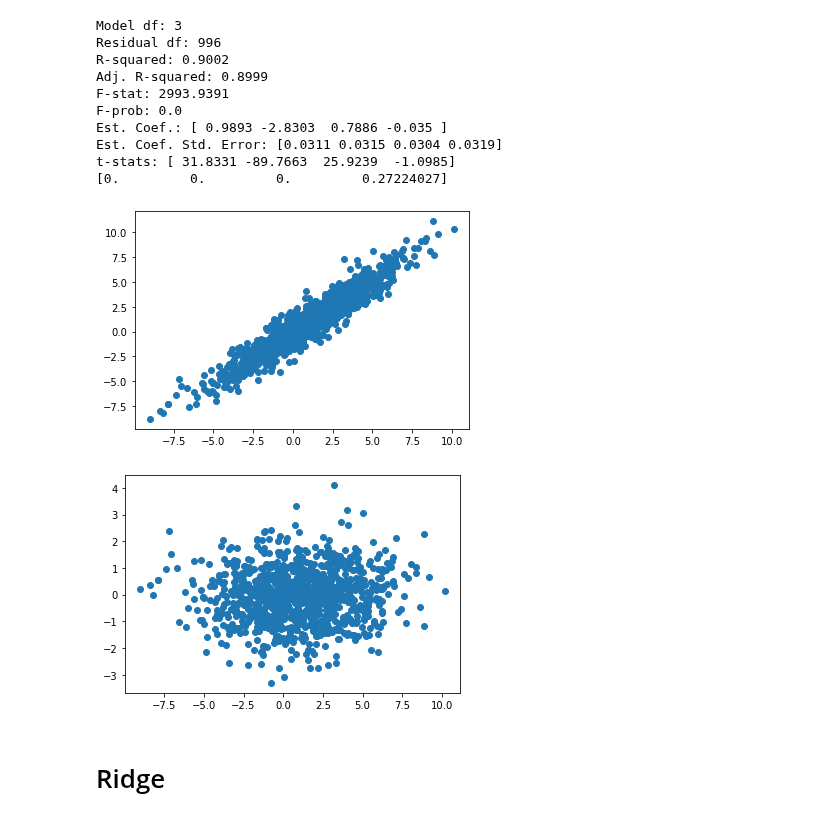
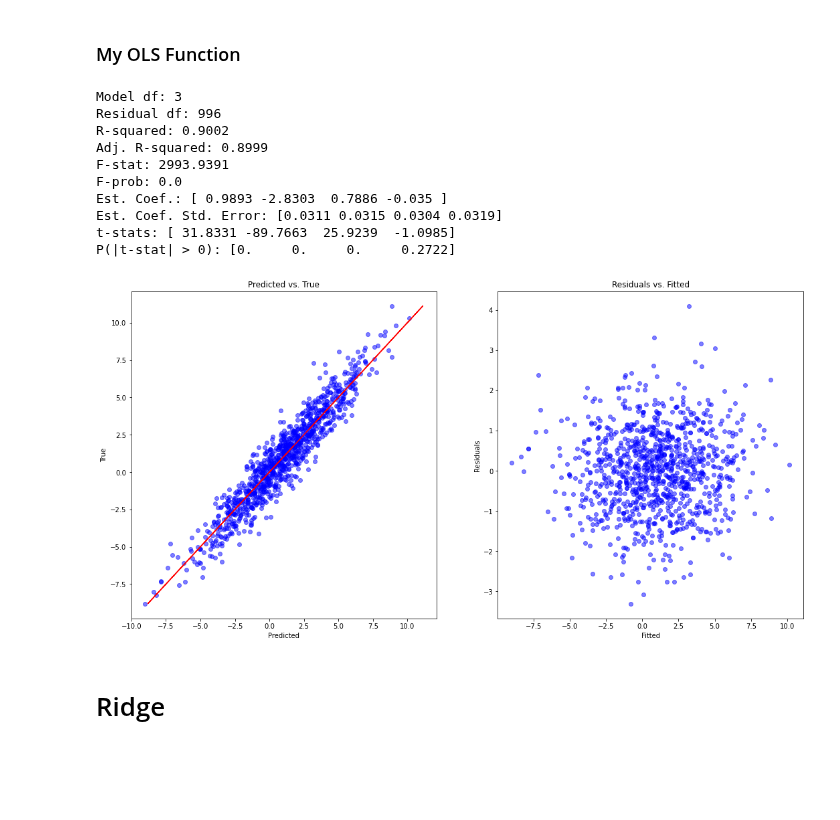
Before and after one commit to jkclem/duct-taped-ml, a Jupyter notebook: supervised/parametric/LinearModels/OLS Explanation and Demonstration.ipynb, the cells around one changed output. Drawn from its saved outputs; the diff is of its cells as text; code cells hidden in the pictures; blank space fills up the shorter version.

```diff
--- a/supervised/parametric/LinearModels/OLS Explanation and Demonstration.ipynb
+++ b/supervised/parametric/LinearModels/OLS Explanation and Demonstration.ipynb
@@ -66,3 +69,5 @@ Notes:
+# %% [markdown]
+### My OLS Function
 # %%
 my_ols = lm.OLS()
 my_ols.fit(X_train, y_train)
@@ -76,7 +81,7 @@ print(f"F-prob: {round(my_ols.F_prob, 4)}")
 print(f"Est. Coef.: {np.round(my_ols.beta_hat, 4)}")
 print(f"Est. Coef. Std. Error: {np.round(my_ols.beta_hat_se, 4)}")
 print(f"t-stats: {np.round(my_ols.beta_hat_t_stats, 4)}")
-print(f"{my_ols.beta_hat_prob}")
+print(f"P(|t-stat| > 0): {np.round(my_ols.beta_hat_prob, 4)}")
 # %% [output]
 Model df: 3
 Residual df: 996
@@ -87,17 +92,31 @@ F-prob: 0.0
 Est. Coef.: [ 0.9893 -2.8303  0.7886 -0.035 ]
 Est. Coef. Std. Error: [0.0311 0.0315 0.0304 0.0319]
 t-stats: [ 31.8331 -89.7663  25.9239  -1.0985]
-[0.         0.         0.         0.27224027]
+P(|t-stat| > 0): [0.     0.     0.     0.2722]
-# %%
-import matplotlib.pyplot as plt
-
-plt.scatter(my_ols.predict(X_test), y_test)
-plt.show()
-plt.scatter(my_ols.predict(X_test), y_test-my_ols.predict(X_test))
-plt.show()
-# %% [output]
-[figure, removed]
-[figure, removed]
+# %%
+import matplotlib.pyplot as plt
+
+fig, (ax1, ax2) = plt.subplots(1, 2)
+fig.set_figheight(9)
+fig.set_figwidth(18)
+ax1.scatter(my_ols.predict(X_test), y_test,
+            color="blue",
+            alpha=0.5)
+ax1.plot(y_test, y_test,
+         color="red")
+ax1.set_title("Predicted vs. True")
+ax1.set_xlabel("Predicted")
+ax1.set_ylabel("True")
+
+ax2.scatter(my_ols.predict(X_test), y_test-my_ols.predict(X_test),
+            color="blue",
+            alpha=0.5)
+ax2.set_title("Residuals vs. Fitted")
+ax2.set_xlabel("Fitted")
+ax2.set_ylabel("Residuals")
+plt.show()
+# %% [output]
+[figure, added]
 # %% [markdown]
 # Ridge
 # %%
```
Also changed, not shown: parts of 5 cells of this notebook.
